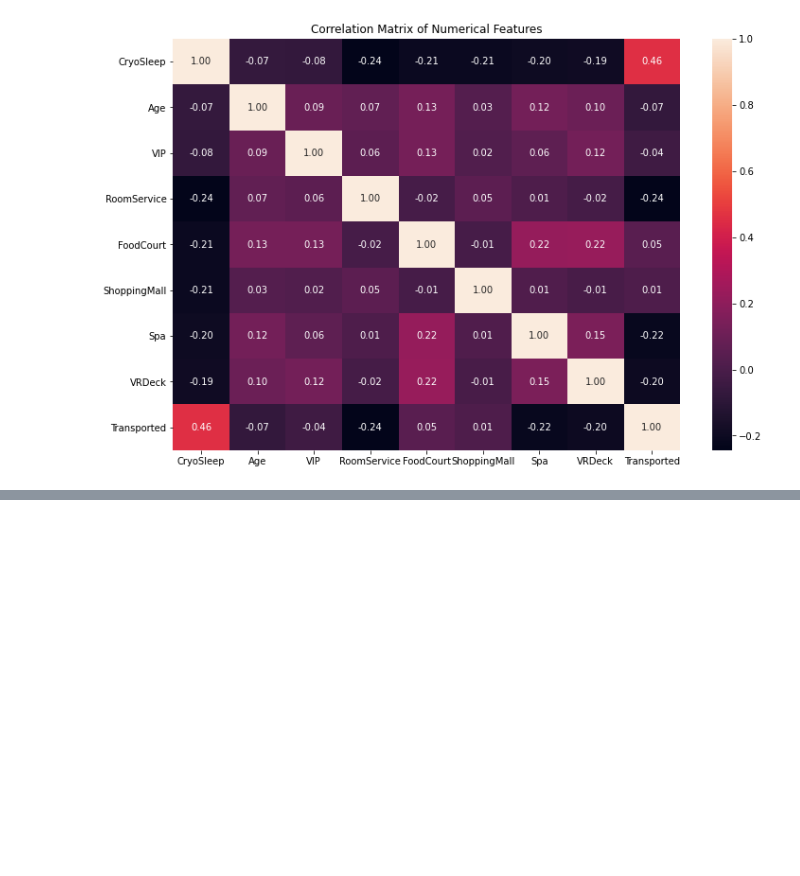
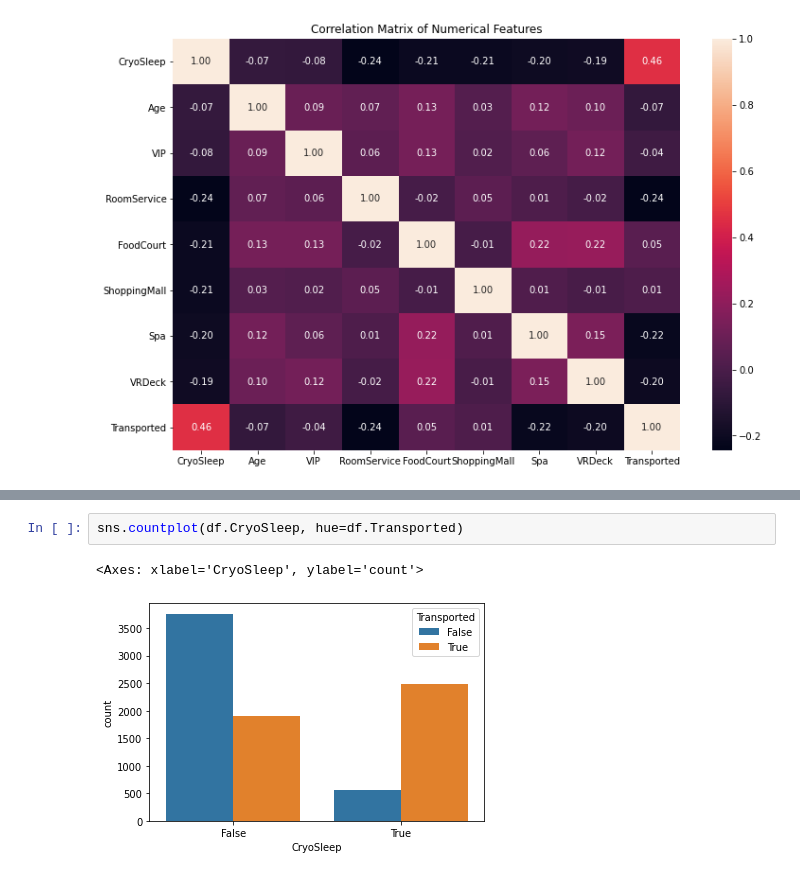
Before and after one commit to Arefe-Masnouie/kaggle_challanges, a Jupyter notebook: spaceship-titanic/code/spaceship.ipynb, the cells around one changed output, grey strips where cells are left out. Drawn from its saved outputs; the diff is of its cells as text; blank space fills up the shorter version.

```diff
--- a/spaceship-titanic/code/spaceship.ipynb
+++ b/spaceship-titanic/code/spaceship.ipynb
@@ -190,0 +175,5 @@ plt.show()
+# %%
+sns.countplot(df.CryoSleep, hue=df.Transported)
+# %% [output]
+<Axes: xlabel='CryoSleep', ylabel='count'>
+[figure, added]
```
Also changed, not shown: parts of 18 cells of this notebook.
